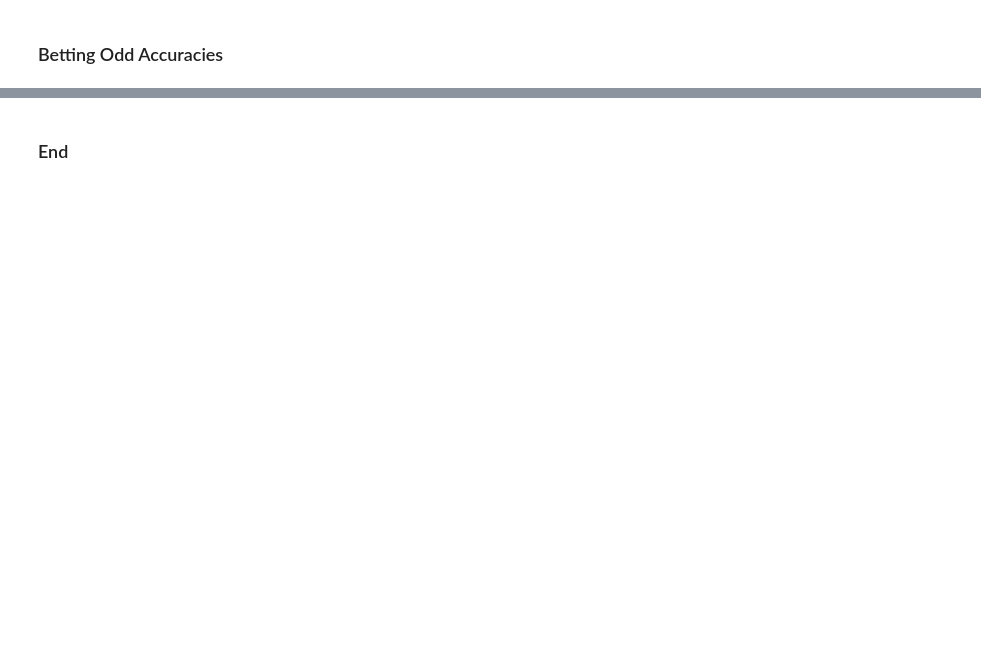
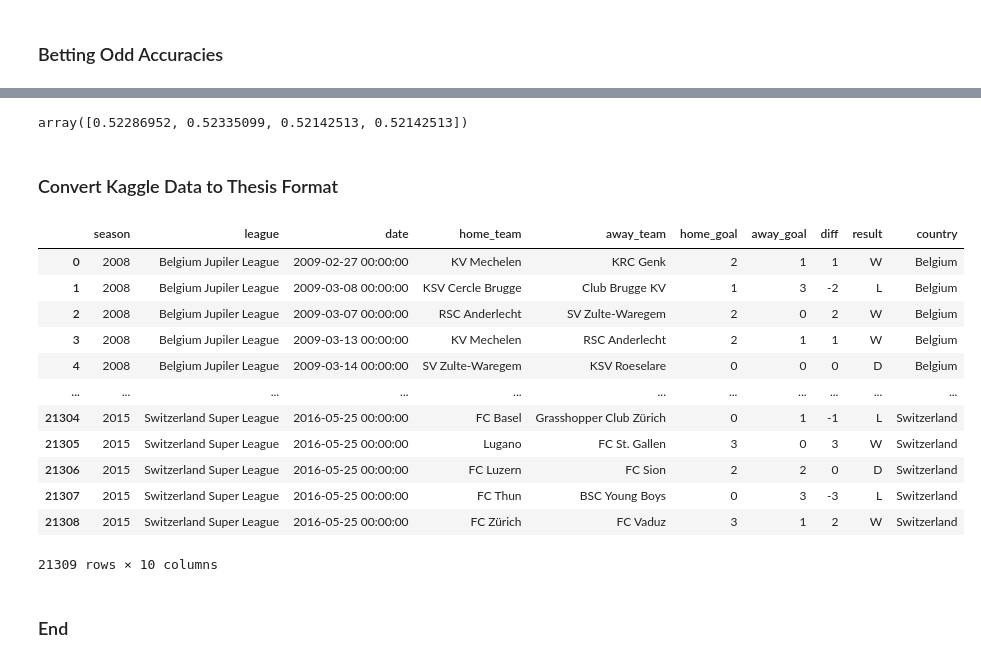
Before and after one commit to sunnybutwithano/Sports-Analysis-with-GNNs, a Jupyter notebook: vis.ipynb, the cells around one changed output, grey strips where cells are left out. Drawn from its saved outputs; the diff is of its cells as text; code cells hidden in the pictures; blank space fills up the shorter version.

```diff
--- a/vis.ipynb
+++ b/vis.ipynb
@@ -365,2 +384,48 @@ Provider: LB --> Accuracy:  0.582
+# %%
+np.array(c) / np.array(t)
+# %% [output]
+array([0.52286952, 0.52335099, 0.52142513, 0.52142513])
+# %% [markdown]
+### Convert Kaggle Data to Thesis Format
+# %%
+DATA_COLUMNS = ['league', 'season', 'date', 'home_team', 'away_team', 'home_goal', 'away_goal', 'result']
+dataset: pd.DataFrame = pd.read_csv(
+            'data/KaggleDataset.csv',
+            encoding='utf-8',
+            usecols=DATA_COLUMNS,
+            dtype=dict(zip(DATA_COLUMNS, [str]*5 + [int]*2 + [str]))
+        )
+
+
+cols = list(dataset)
+cols[0], cols[1] = cols[1], cols[0]
+dataset = dataset[cols]
+
+dataset.loc[:, 'season'] = dataset['season'].apply(lambda z: z.split('/')[0])
+
+dataset.insert(7, 'diff', dataset['home_goal'] - dataset['away_goal'])
+
+dataset.loc[dataset['result'] == 'win', 'result'] = 'W'
+dataset.loc[dataset['result'] == 'tie', 'result'] = 'D'
+dataset.loc[dataset['result'] == 'loss', 'result'] = 'L'
+
+dataset['country'] = dataset['league'].apply(lambda z: z.split()[0])
+# %%
+dataset.to_csv('data/KaggleDatset_Thesis.csv', header=False, index=False)
+dataset
+# %% [output]
+|  | season | league | date | home_team | away_team | home_goal | away_goal | diff | result | country |
+| 0 | 2008 | Belgium Jupiler League | 2009-02-27 00:00:00 | KV Mechelen | KRC Genk | 2 | 1 | 1 | W | Belgium |
+| 1 | 2008 | Belgium Jupiler League | 2009-03-08 00:00:00 | KSV Cercle Brugge | Club Brugge KV | 1 | 3 | -2 | L | Belgium |
+| 2 | 2008 | Belgium Jupiler League | 2009-03-07 00:00:00 | RSC Anderlecht | SV Zulte-Waregem | 2 | 0 | 2 | W | Belgium |
+| 3 | 2008 | Belgium Jupiler League | 2009-03-13 00:00:00 | KV Mechelen | RSC Anderlecht | 2 | 1 | 1 | W | Belgium |
+| 4 | 2008 | Belgium Jupiler League | 2009-03-14 00:00:00 | SV Zulte-Waregem | KSV Roeselare | 0 | 0 | 0 | D | Belgium |
+| ... | ... | ... | ... | ... | ... | ... | ... | ... | ... | ... |
+| 21304 | 2015 | Switzerland Super League | 2016-05-25 00:00:00 | FC Basel | Grasshopper Club Zürich | 0 | 1 | -1 | L | Switzerland |
+| 21305 | 2015 | Switzerland Super League | 2016-05-25 00:00:00 | Lugano | FC St. Gallen | 3 | 0 | 3 | W | Switzerland |
+| 21306 | 2015 | Switzerland Super League | 2016-05-25 00:00:00 | FC Luzern | FC Sion | 2 | 2 | 0 | D | Switzerland |
+| 21307 | 2015 | Switzerland Super League | 2016-05-25 00:00:00 | FC Thun | BSC Young Boys | 0 | 3 | -3 | L | Switzerland |
+| 21308 | 2015 | Switzerland Super League | 2016-05-25 00:00:00 | FC Zürich | FC Vaduz | 3 | 1 | 2 | W | Switzerland |
+21309 rows × 10 columns
 # %% [markdown]
 ### End
```
Also changed, not shown: parts of 9 cells of this notebook, 5 other files.
